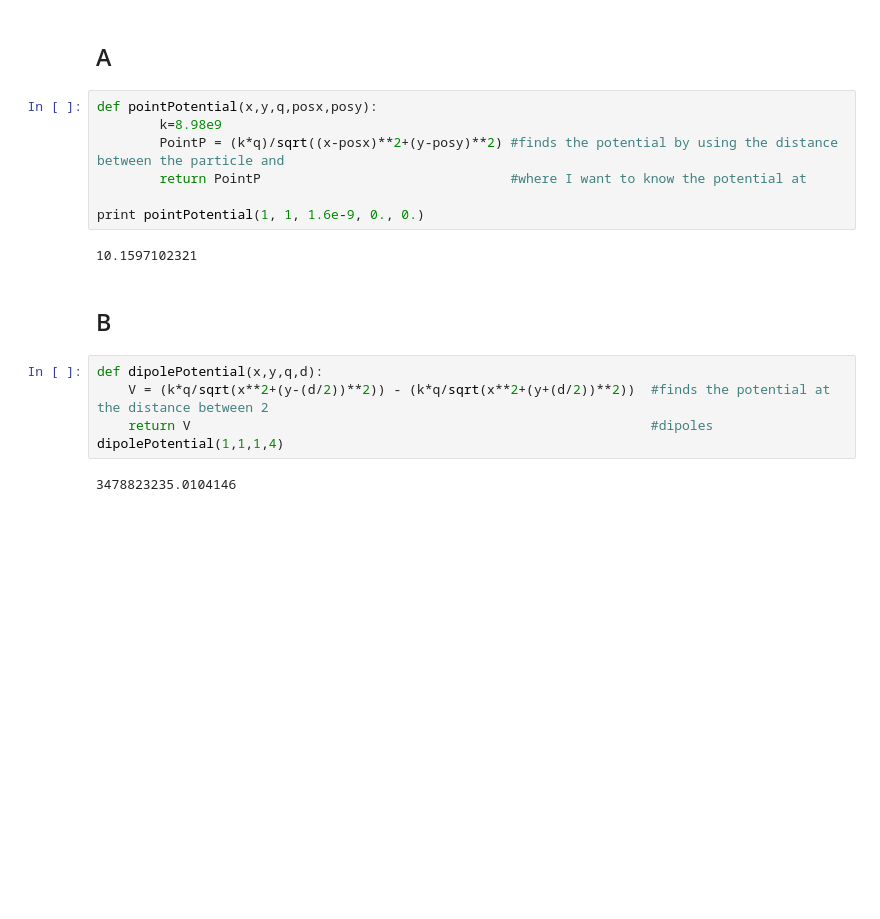
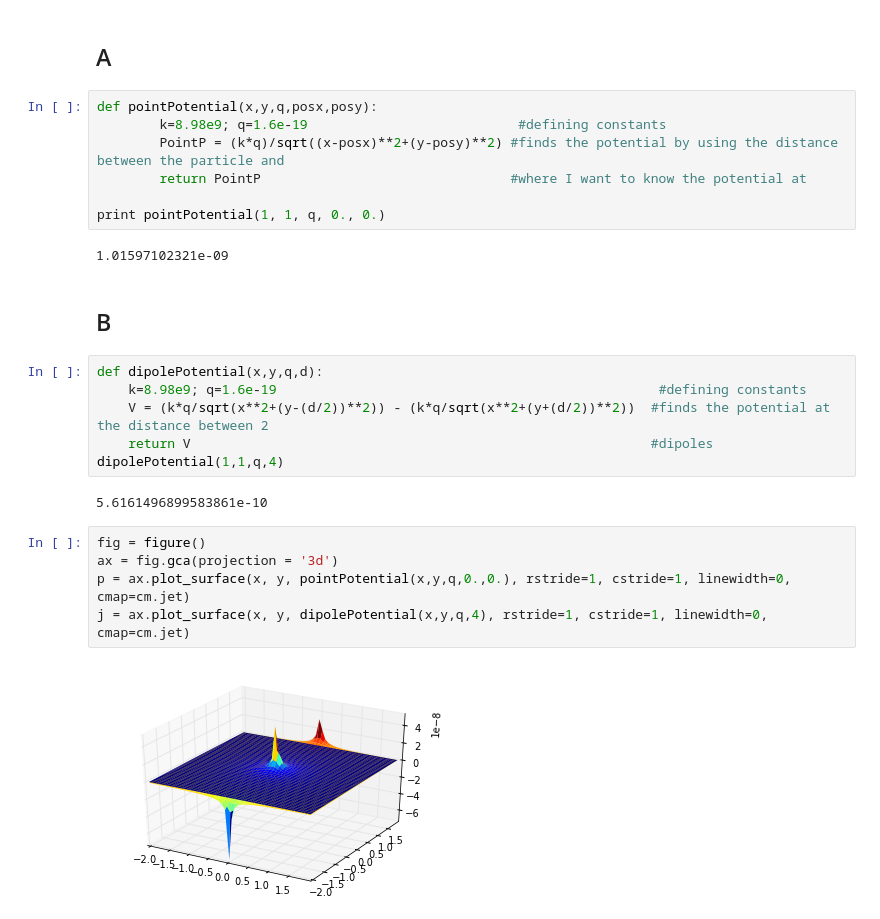
Before and after one commit to ewjohnst/PHYS202-S13, a Jupyter notebook: Week4/TuesdayApril23Notes.ipynb, the cells around one changed output. Saved outputs shown, nothing was run; the diff lists cells and outputs as text; blank space fills up the shorter version.

```diff
--- a/Week4/TuesdayApril23Notes.ipynb
+++ b/Week4/TuesdayApril23Notes.ipynb
@@ -103,20 +103,28 @@ A
 -
 # %%
 def pointPotential(x,y,q,posx,posy):
-        k=8.98e9
+        k=8.98e9; q=1.6e-19                           #defining constants
         PointP = (k*q)/sqrt((x-posx)**2+(y-posy)**2) #finds the potential by using the distance between the particle and
         return PointP                                #where I want to know the potential at
 
-print pointPotential(1, 1, 1.6e-9, 0., 0.)
+print pointPotential(1, 1, q, 0., 0.)
 # %% [output]
-10.1597102321
+1.01597102321e-09
 # %% [markdown]
 B
 -
 # %%
 def dipolePotential(x,y,q,d):
+    k=8.98e9; q=1.6e-19                                                 #defining constants
     V = (k*q/sqrt(x**2+(y-(d/2))**2)) - (k*q/sqrt(x**2+(y+(d/2))**2))  #finds the potential at the distance between 2
     return V                                                           #dipoles
-dipolePotential(1,1,1,4)
+dipolePotential(1,1,q,4)
 # %% [output]
-3478823235.0104146
+5.6161496899583861e-10
+# %%
+fig = figure()
+ax = fig.gca(projection = '3d')
+p = ax.plot_surface(x, y, pointPotential(x,y,q,0.,0.), rstride=1, cstride=1, linewidth=0, cmap=cm.jet)
+j = ax.plot_surface(x, y, dipolePotential(x,y,q,4), rstride=1, cstride=1, linewidth=0, cmap=cm.jet)
+# %% [output]
+[figure, added]
```
